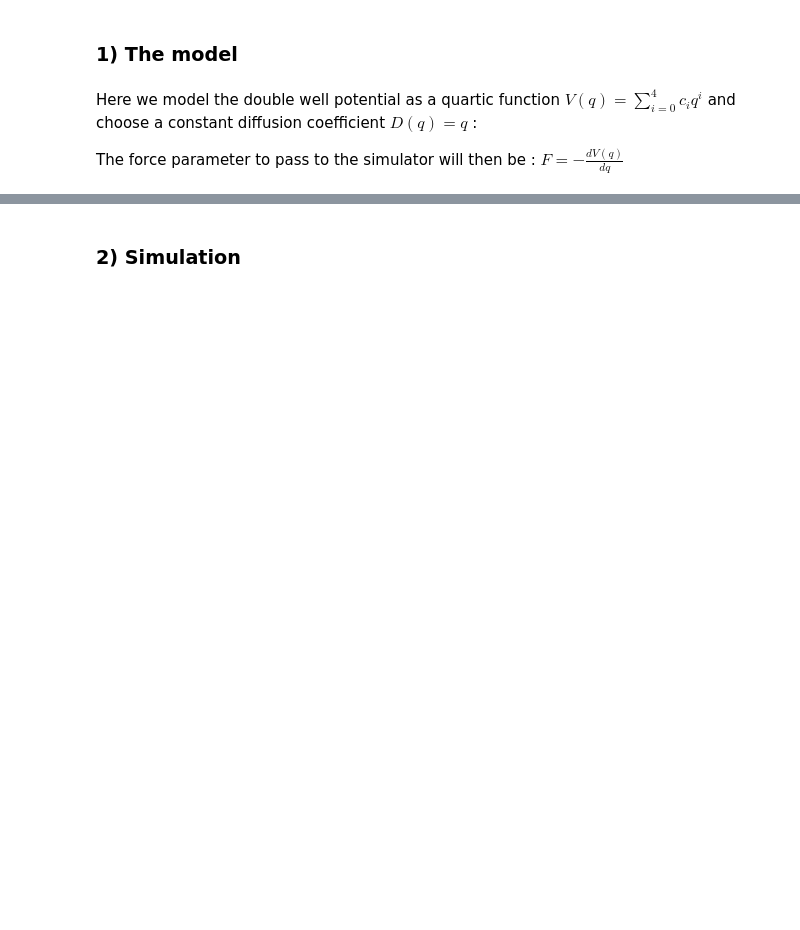
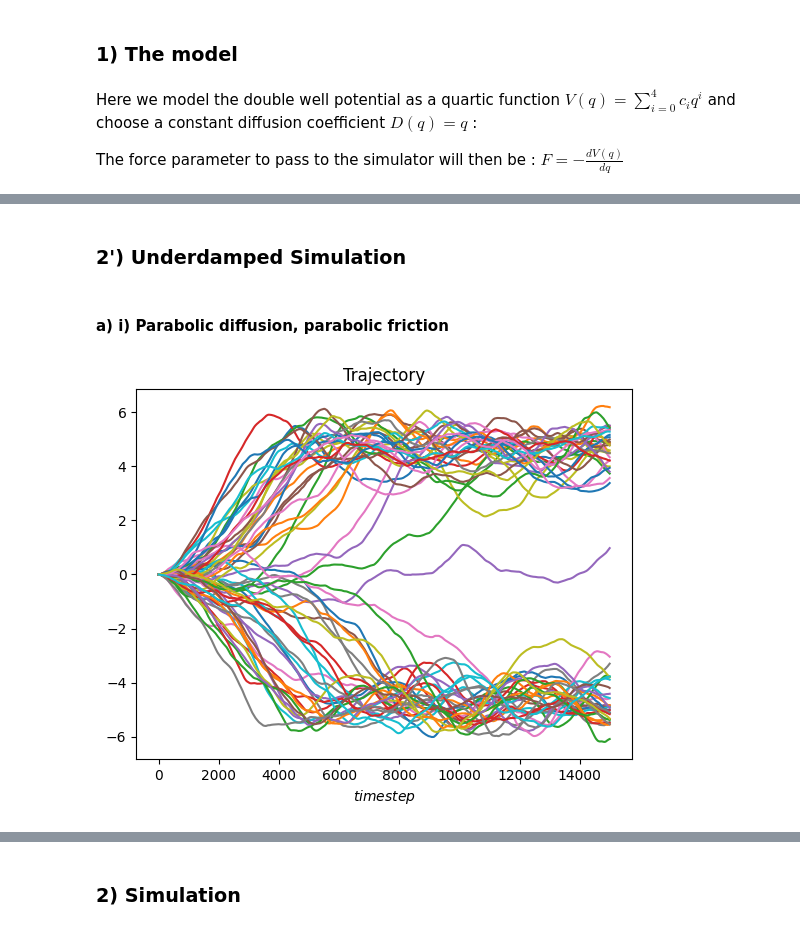
Before and after one commit to langevinmodel/folie, a Jupyter notebook: examples/tutorials/1D_DoubleWell_estimation.ipynb, the cells around one changed output, grey strips where cells are left out. Saved outputs shown, nothing was run; the diff lists cells and outputs as text; code cells hidden in the pictures; blank space fills up the shorter version.

```diff
--- a/examples/tutorials/1D_DoubleWell_estimation.ipynb
+++ b/examples/tutorials/1D_DoubleWell_estimation.ipynb
@@ -37,0 +43,30 @@ axs[1].grid()
+# %% [markdown]
+### 2') Underdamped Simulation
+# %% [markdown]
+#### a) i) Parabolic diffusion, parabolic friction
+# %%
+coeff=0.1*np.array([0,0,-4.5,0,0.1]) # coefficients of the free energy
+free_energy = np.polynomial.Polynomial(coeff)
+force_coeff=np.array([-coeff[1],-2*coeff[2],-3*coeff[3],-4*coeff[4]]) #coefficients of the free energy
+force_function = fl.functions.Polynomial(deg=3,coefficients=force_coeff)
+diff_function= fl.functions.Polynomial(deg=2,coefficients=np.asarray([0.5, 0, .01]))
+friction_function = fl.functions.Polynomial(deg=2,coefficients=np.asarray([1., 0, .01]))
+# %%
+# Define model to simulate and type of simulator to use
+dt=1e-3
+model_simu = fl.models.underdamped.Underdamped(force_function,friction_function, diffusion=diff_function)
+simulator = fl.simulations.UnderdampedSimulator(fl.simulations.VECStepper(model_simu), dt)
+# %%
+ntrajs = 60
+X0=np.asarray([[0., 0.1*(2*(k%2)-1)] for k in range(ntrajs)]).flatten()
+X0 = np.zeros(2*ntrajs)
+underdamped_data = simulator.run(15000, X0, 1)
+# %%
+# Plot the trajecories
+fig, axs = plt.subplots(1,1)
+for n, trj in enumerate(underdamped_data):
+    axs.plot(trj["x"])
+    axs.set_title("Trajectory")
+    axs.set_xlabel("$timestep$")
+# %% [output]
+[figure, added]
```
Also changed, not shown: parts of 129 cells of this notebook, 3 other files.
